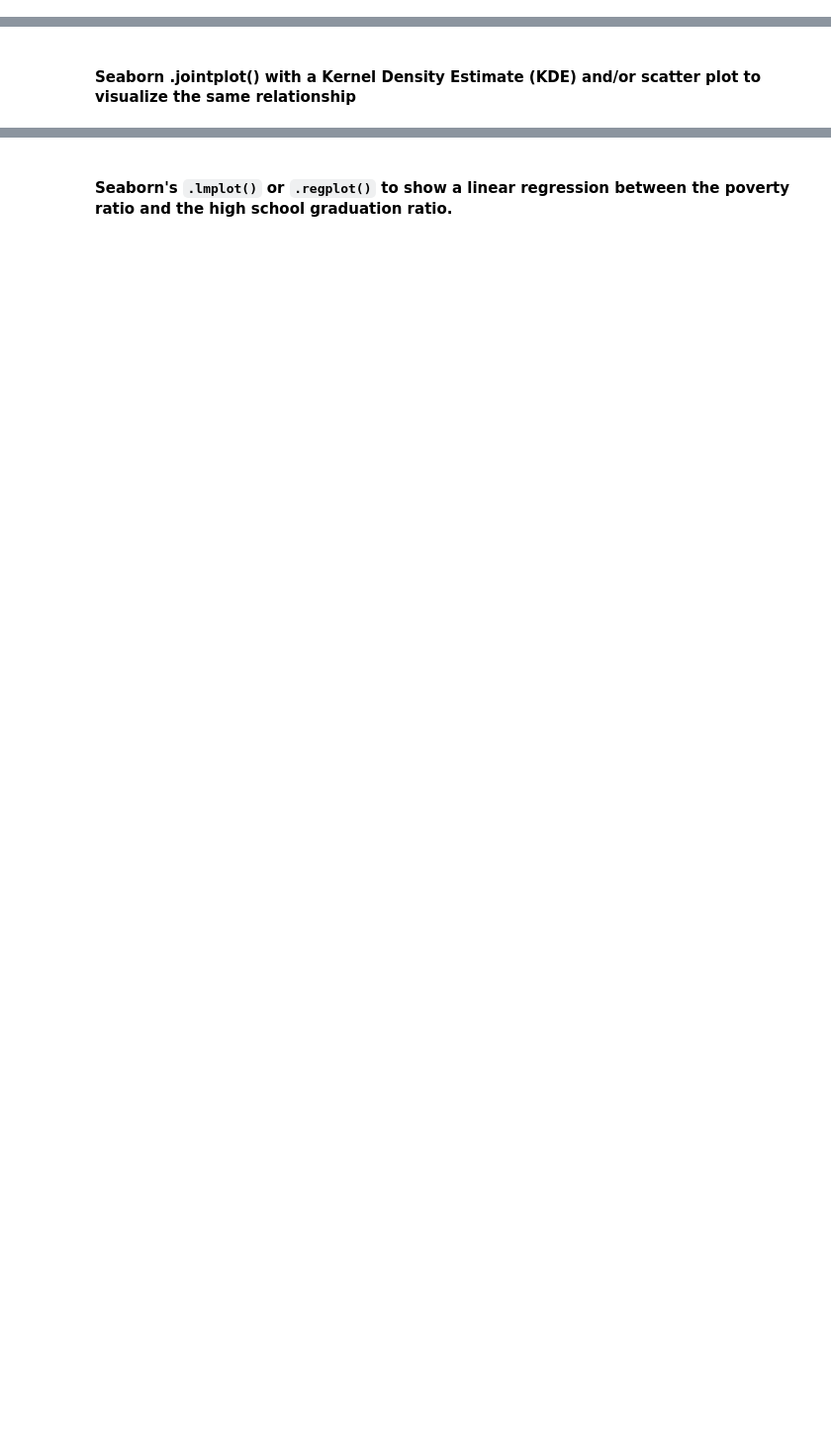
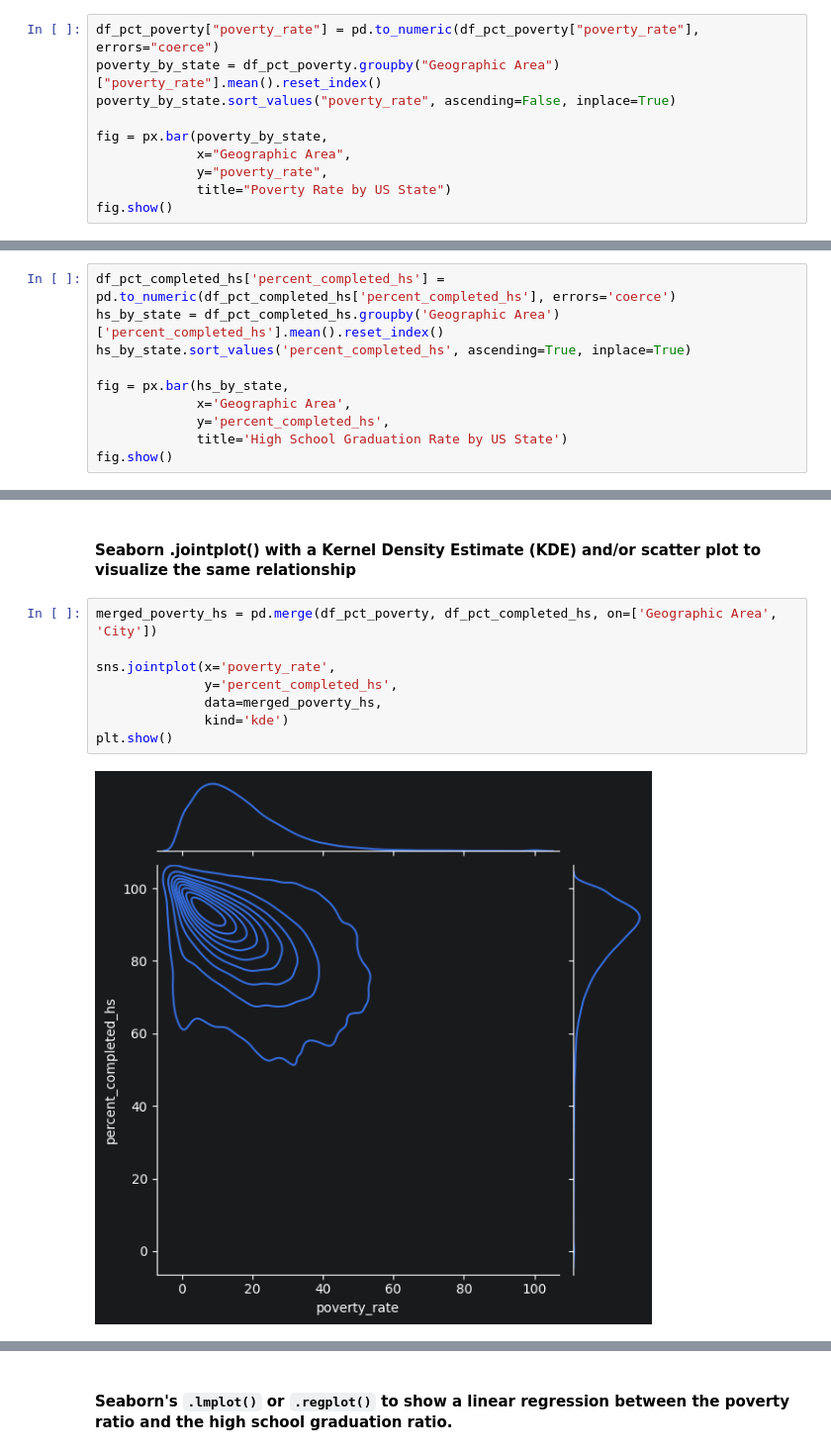
Before and after one commit to gkpyth/deaths-involving-police-in-usa-analysis, a Jupyter notebook: Fatal_Force.ipynb, the cells around one changed output, grey strips where cells are left out. Shown at 99% size. Saved outputs shown, nothing was run; the diff lists cells and outputs as text; blank space fills up the shorter version.

Commit message:
feat: complete all analysis charts and markdown

```diff
--- a/Fatal_Force.ipynb
+++ b/Fatal_Force.ipynb
@@ -206,3 +217,13 @@ threat_level                       object
 # Poverty Rate in each US State
 
 A bar chart that ranks the poverty rate from highest to lowest by US state. Which state has the highest poverty rate? Which state has the lowest poverty rate? Bar Plot
+# %%
+df_pct_poverty["poverty_rate"] = pd.to_numeric(df_pct_poverty["poverty_rate"], errors="coerce")
+poverty_by_state = df_pct_poverty.groupby("Geographic Area")["poverty_rate"].mean().reset_index()
+poverty_by_state.sort_values("poverty_rate", ascending=False, inplace=True)
+
+fig = px.bar(poverty_by_state,
+             x="Geographic Area",
+             y="poverty_rate",
+             title="Poverty Rate by US State")
+fig.show()
@@ -210,3 +242,13 @@ A bar chart that ranks the poverty rate from highest to lowest by US state. Whic
 # High School Graduation Rate by US State
 
 High School Graduation Rate in ascending order of US States. Which state has the lowest high school graduation rate? Which state has the highest?
+# %%
+df_pct_completed_hs['percent_completed_hs'] = pd.to_numeric(df_pct_completed_hs['percent_completed_hs'], errors='coerce')
+hs_by_state = df_pct_completed_hs.groupby('Geographic Area')['percent_completed_hs'].mean().reset_index()
+hs_by_state.sort_values('percent_completed_hs', ascending=True, inplace=True)
+
+fig = px.bar(hs_by_state,
+             x='Geographic Area',
+             y='percent_completed_hs',
+             title='High School Graduation Rate by US State')
+fig.show()
@@ -217,2 +302,12 @@ High School Graduation Rate in ascending order of US States. Which state has the
 # %% [markdown]
 #### Seaborn .jointplot() with a Kernel Density Estimate (KDE) and/or scatter plot to visualize the same relationship
+# %%
+merged_poverty_hs = pd.merge(df_pct_poverty, df_pct_completed_hs, on=['Geographic Area', 'City'])
+
+sns.jointplot(x='poverty_rate',
+              y='percent_completed_hs',
+              data=merged_poverty_hs,
+              kind='kde')
+plt.show()
+# %% [output]
+[figure, added]
```
Also changed, not shown: parts of 47 cells of this notebook.
